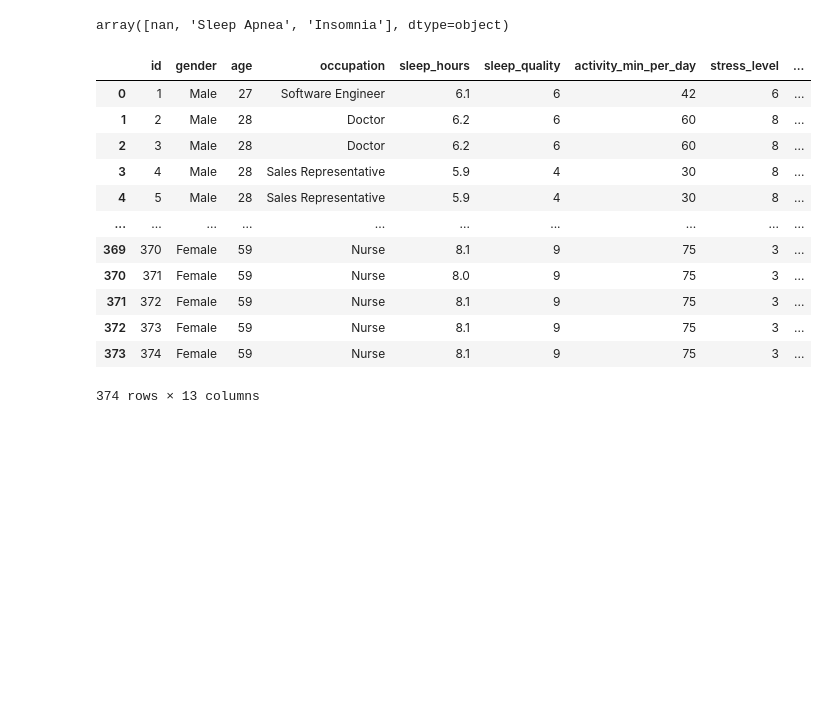
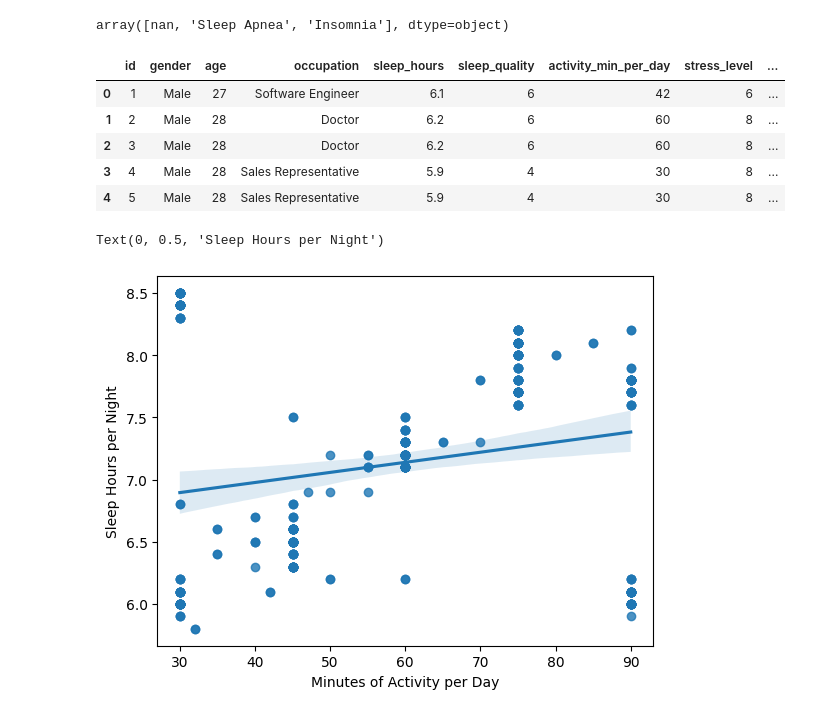
Before and after one commit to chandlershortlidge/sleep-heath-analysis, a Jupyter notebook: main.ipynb, the cells around one changed output. Saved outputs shown, nothing was run; the diff lists cells and outputs as text; code cells hidden in the pictures; blank space fills up the shorter version.

Commit message:
regplot activity vs sleep hours

```diff
--- a/main.ipynb
+++ b/main.ipynb
@@ -58,19 +61,28 @@ array([nan, 'Sleep Apnea', 'Insomnia'], dtype=object)
 # %%
 # call function for cleaning all data
 health = cl.clean_data(health)
-
-health
+# fill NaN values with "None"
+# turn columns into lowercase
+# replace " " with "_" in column nanes
+# rename columns
+# remove duplicates
+health.head()
 # %% [output]
 |  | id | gender | age | occupation | sleep_hours | sleep_quality | activity_min_per_day | stress_level | ... |
 | 0 | 1 | Male | 27 | Software Engineer | 6.1 | 6 | 42 | 6 | ... |
 | 1 | 2 | Male | 28 | Doctor | 6.2 | 6 | 60 | 8 | ... |
 | 2 | 3 | Male | 28 | Doctor | 6.2 | 6 | 60 | 8 | ... |
 | 3 | 4 | Male | 28 | Sales Representative | 5.9 | 4 | 30 | 8 | ... |
 | 4 | 5 | Male | 28 | Sales Representative | 5.9 | 4 | 30 | 8 | ... |
-| ... | ... | ... | ... | ... | ... | ... | ... | ... | ... |
-| 369 | 370 | Female | 59 | Nurse | 8.1 | 9 | 75 | 3 | ... |
-| 370 | 371 | Female | 59 | Nurse | 8.0 | 9 | 75 | 3 | ... |
-| 371 | 372 | Female | 59 | Nurse | 8.1 | 9 | 75 | 3 | ... |
-| 372 | 373 | Female | 59 | Nurse | 8.1 | 9 | 75 | 3 | ... |
-| 373 | 374 | Female | 59 | Nurse | 8.1 | 9 | 75 | 3 | ... |
-374 rows × 13 columns
+# %%
+sns.regplot(
+    data=health,
+    x="activity_min_per_day",
+    y="sleep_hours"
+
+)
+plt.xlabel("Minutes of Activity per Day")
+plt.ylabel("Sleep Hours per Night")
+# %% [output]
+Text(0, 0.5, 'Sleep Hours per Night')
+[figure, added]
```
Also changed, not shown: parts of 1 cell of this notebook.
